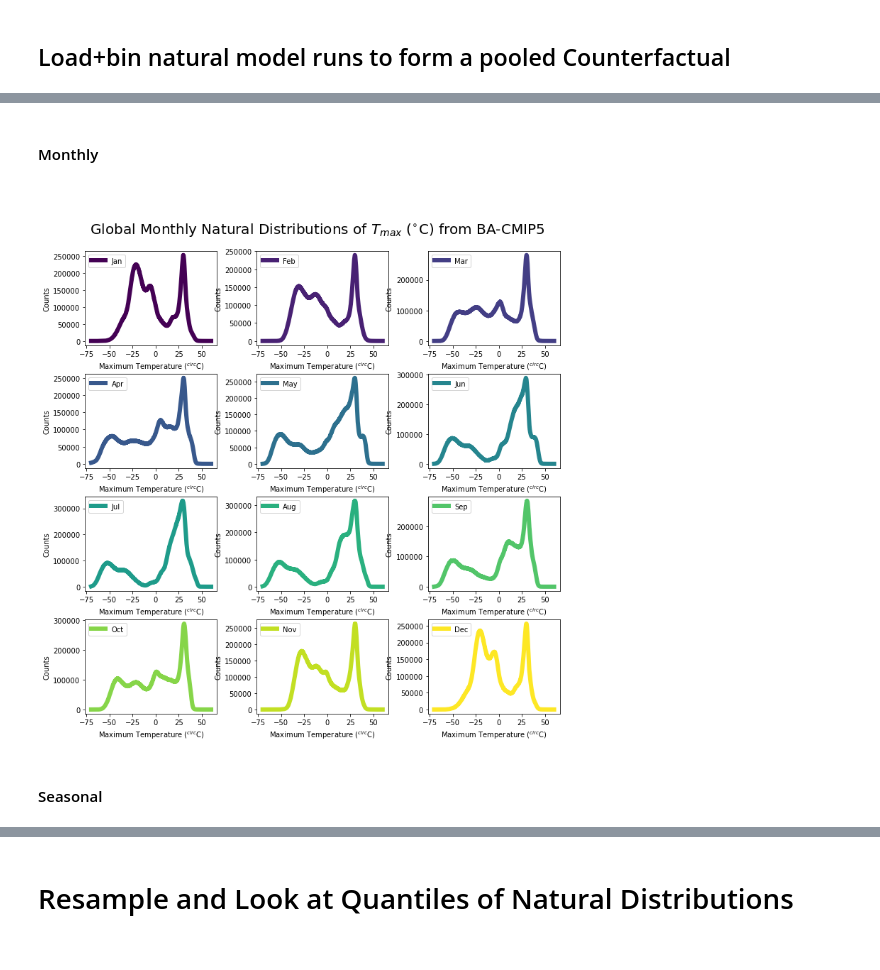
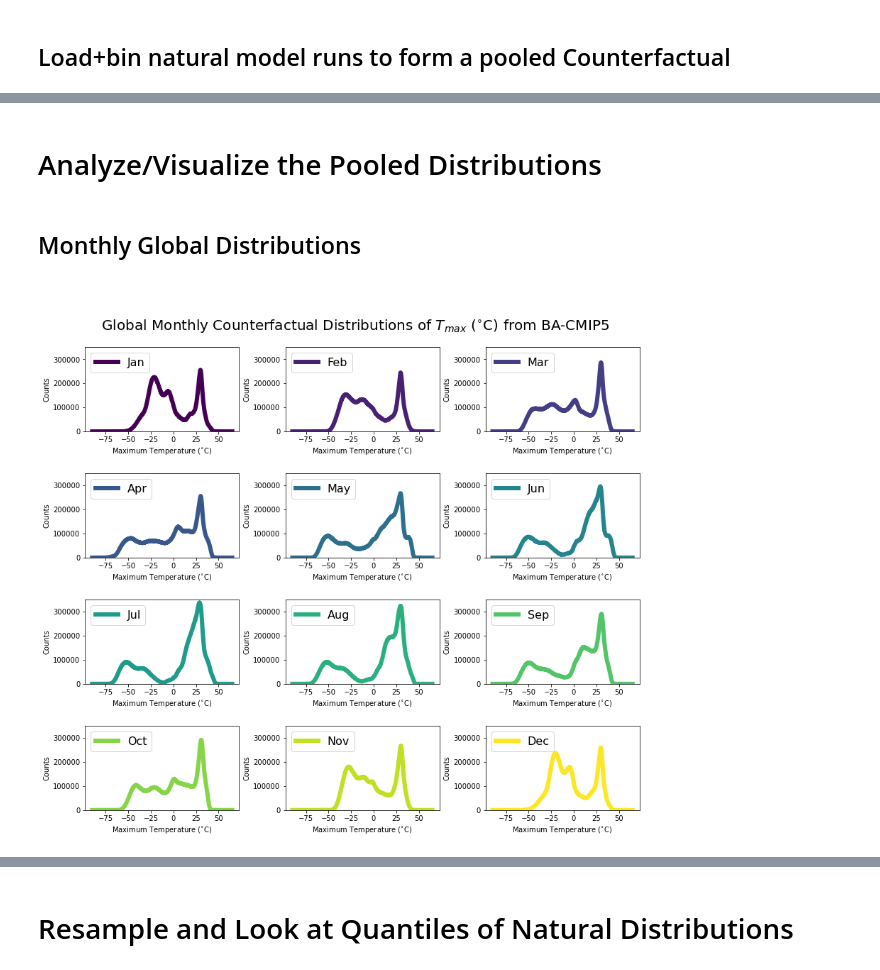
Before and after one commit to climatecentral/gilford22_attframework, a Jupyter notebook: CMIP5_create_CFdistribution.ipynb, the cells around one changed output, grey strips where cells are left out. Saved outputs shown, nothing was run; the diff lists cells and outputs as text; code cells hidden in the pictures.

```diff
--- a/CMIP5_create_CFdistribution.ipynb
+++ b/CMIP5_create_CFdistribution.ipynb
@@ -68,4 +85,6 @@ precision=1e-1
 binedges=np.arange(minnat-precision/2,maxnat+3/2*precision,precision)
 # find the middle/central points of each invidual bin
 midbins=binedges[:-1]+precision/2
+# define the name of the pooled distribution variable
+pooledvarname='CF_pooled'
 # %% [markdown]
@@ -80,3 +91,0 @@ eg_loc=[util.lon180to360(-112.07404),33.44837]
-# %%
-f0=fLpath+fnat[0]+'/'
-dat0=util.load_zarr_local(f0,monzarr.format(7))[metric].load()
@@ -331,2 +169,4 @@ plt.show()
+# %% [markdown]
+# Analyze/Visualize the Pooled Distributions
 # %% [markdown]
-#### Monthly
+## Monthly Global Distributions
@@ -333,32 +178,33 @@ plt.show()
 # %%
-# set up figure
-fig=plt.figure(figsize=(12,12))
-# get things for the monthly pdfs
-cols_mon=cmap(np.linspace(0,1,12))
-monnames=['Jan','Feb','Mar','Apr','May','Jun','Jul','Aug','Sep','Oct','Nov','Dec']
+# set up the plot
+fig=plt.figure(figsize=(14,12))
 
 # loop over the months
-for mi in np.arange(1,13):
+for mi in months:
 
-    # get the keys for this month's data
-    mon_varname='NaturalHist_'+str(mi).zfill(2)
+    # load each month's pooled data
+    mon_zarrname='pooledCF_mon'+str(mi).zfill(2)+'.zarr'
+    ds_in=util.load_zarr_local(pooled_savepath,mon_zarrname)
+    # grab the CF distribution we need
+    CF_mi=ds_in[pooledvarname].load()
+    del ds_in
 
     ## PLOT
     # get the subplot
     plt.subplot(4,3,mi)
 
-    # plot the KDE
-    plt.plot(pooledNat.bins,pooledNat[mon_varname].sum({'lat','lon'}).squeeze(),lw=6,color=cols_mon[mi-1],label=monnames[mi-1])
+    # plot the distribution
+    plt.plot(CF_mi[binkey],CF_mi.sum({'lat','lon'}).squeeze(),lw=6, \
+             color=cols_mon[mi-1],label=monnames[mi-1])
 
     # set other aspects of the plot
-    plt.xlabel('Maximum Temperature ($^{circ}$C)')
+    plt.xlabel('Maximum Temperature ($^{\circ}$C)')
     plt.ylabel('Counts')
-    plt.legend(loc='upper left')
+    plt.legend(loc='upper left',fontsize=16)
+    plt.ylim([0,350000])
 
-fig.subplots_adjust(wspace=0.3,hspace=0.3)
-fig.suptitle('\n\n Global Monthly Natural Distributions of $T_{max}$ ($^{\circ}$C) from BA-CMIP5',fontsize=20)
+fig.subplots_adjust(wspace=0.3,hspace=0.5)
+fig.suptitle('\n\n Global Monthly Counterfactual Distributions of $T_{max}$ ($^{\circ}$C) from BA-CMIP5',fontsize=20)
 plt.show()
 # %% [output]
-[figure, old version]
+[figure, new version]
-# %% [markdown]
-#### Seasonal
```
Also changed, not shown: parts of 31 cells of this notebook.
